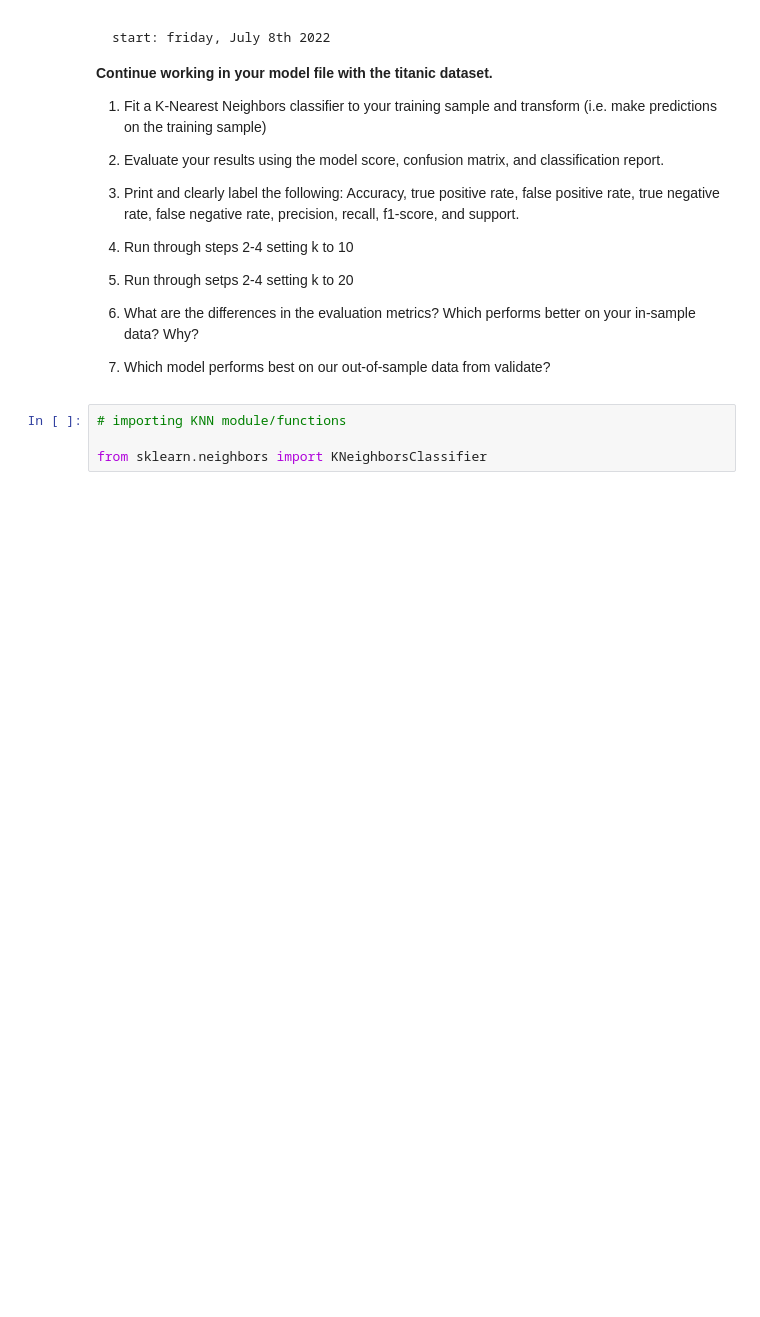
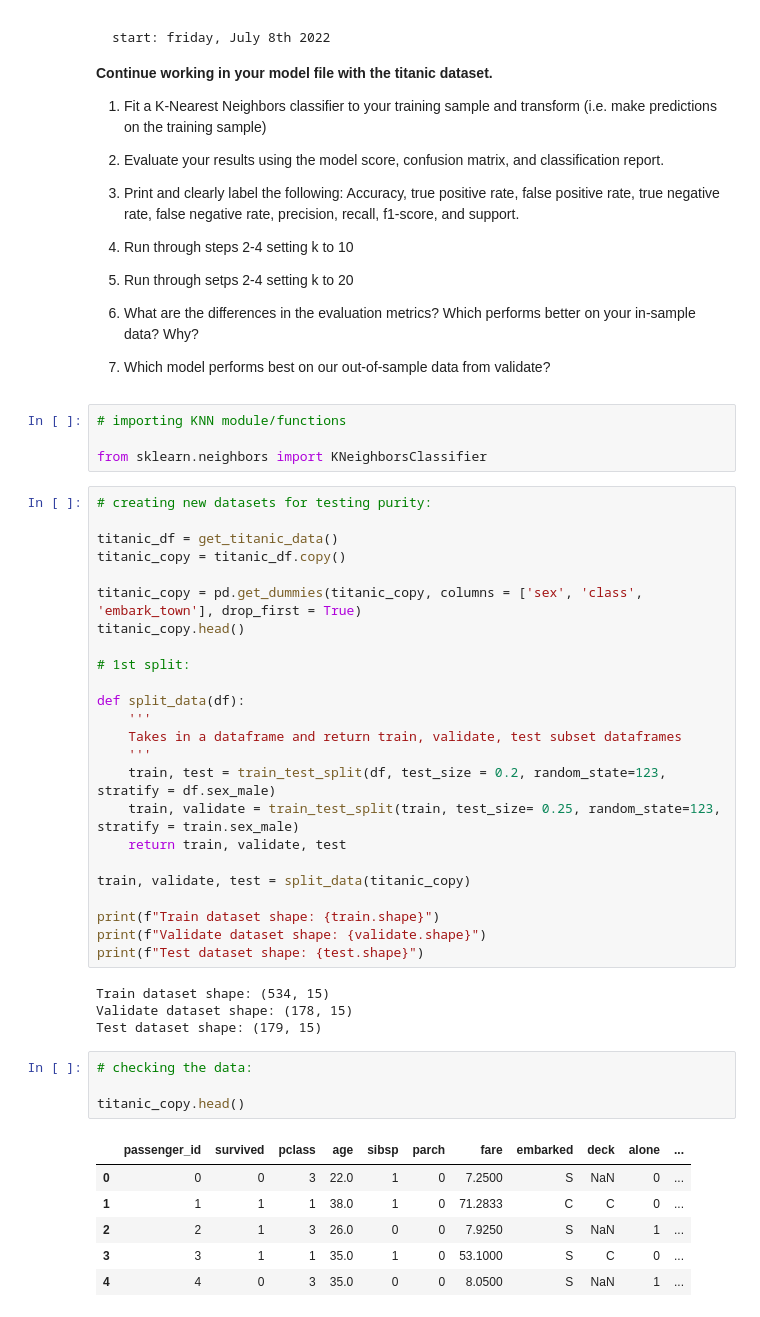
Before and after one commit to mijailmariano/classification-exercises, a Jupyter notebook: model.ipynb, the cells around one changed output. Drawn from its saved outputs; the diff is of its cells as text; blank space fills up the shorter version.

```diff
--- a/model.ipynb
+++ b/model.ipynb
@@ -846,3 +847,42 @@ df.round(2)
 # importing KNN module/functions
 
 from sklearn.neighbors import KNeighborsClassifier
+# %%
+# creating new datasets for testing purity:
+
+titanic_df = get_titanic_data()
+titanic_copy = titanic_df.copy()
+
+titanic_copy = pd.get_dummies(titanic_copy, columns = ['sex', 'class', 'embark_town'], drop_first = True)
+titanic_copy.head()
+
+# 1st split:
+
+def split_data(df):
+    '''
+    Takes in a dataframe and return train, validate, test subset dataframes
+    '''
+    train, test = train_test_split(df, test_size = 0.2, random_state=123, stratify = df.sex_male)
+    train, validate = train_test_split(train, test_size= 0.25, random_state=123, stratify = train.sex_male)
+    return train, validate, test
+
+train, validate, test = split_data(titanic_copy)
+
+print(f"Train dataset shape: {train.shape}")
+print(f"Validate dataset shape: {validate.shape}")
+print(f"Test dataset shape: {test.shape}")
+# %% [output]
+Train dataset shape: (534, 15)
+Validate dataset shape: (178, 15)
+Test dataset shape: (179, 15)
+# %%
+# checking the data:
+
+titanic_copy.head()
+# %% [output]
+|  | passenger_id | survived | pclass | age | sibsp | parch | fare | embarked | deck | alone | ... |
+| 0 | 0 | 0 | 3 | 22.0 | 1 | 0 | 7.2500 | S | NaN | 0 | ... |
+| 1 | 1 | 1 | 1 | 38.0 | 1 | 0 | 71.2833 | C | C | 0 | ... |
+| 2 | 2 | 1 | 3 | 26.0 | 0 | 0 | 7.9250 | S | NaN | 1 | ... |
+| 3 | 3 | 1 | 1 | 35.0 | 1 | 0 | 53.1000 | S | C | 0 | ... |
+| 4 | 4 | 0 | 3 | 35.0 | 0 | 0 | 8.0500 | S | NaN | 1 | ... |
```
Also changed, not shown: parts of 59 cells of this notebook, 4 other files.
